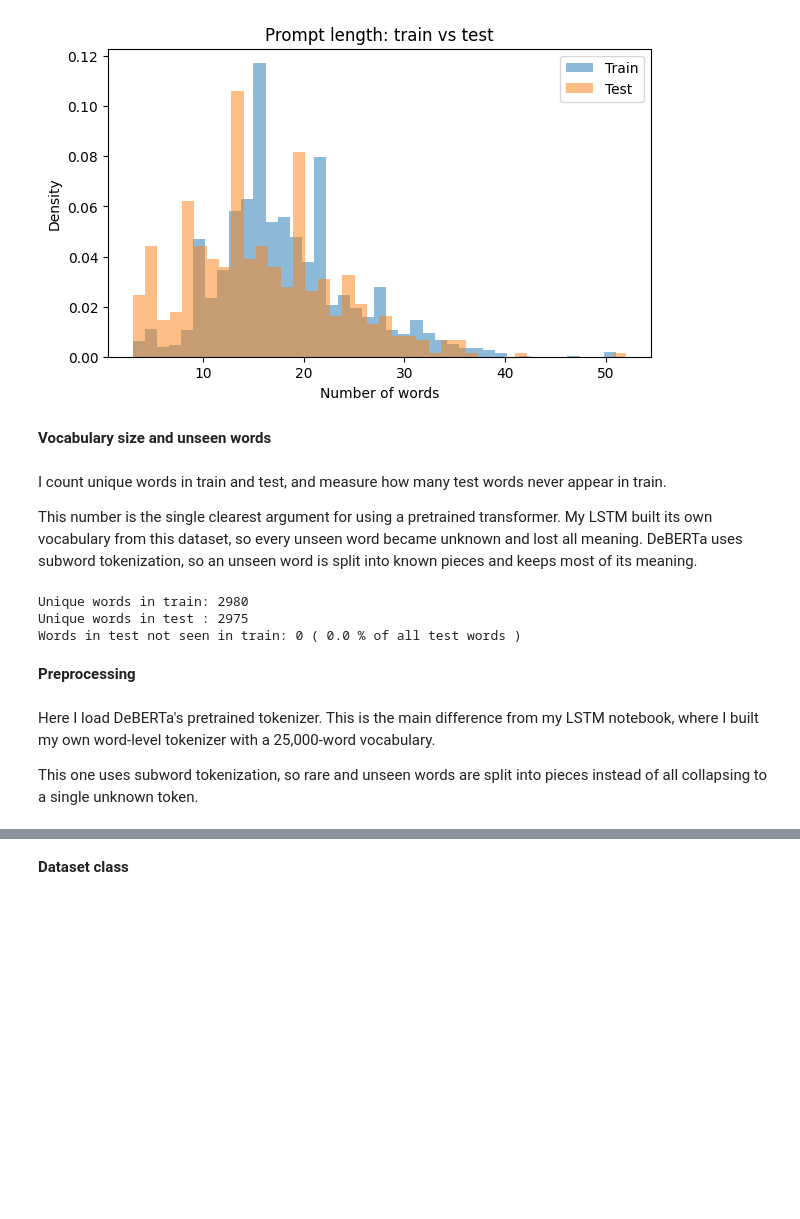
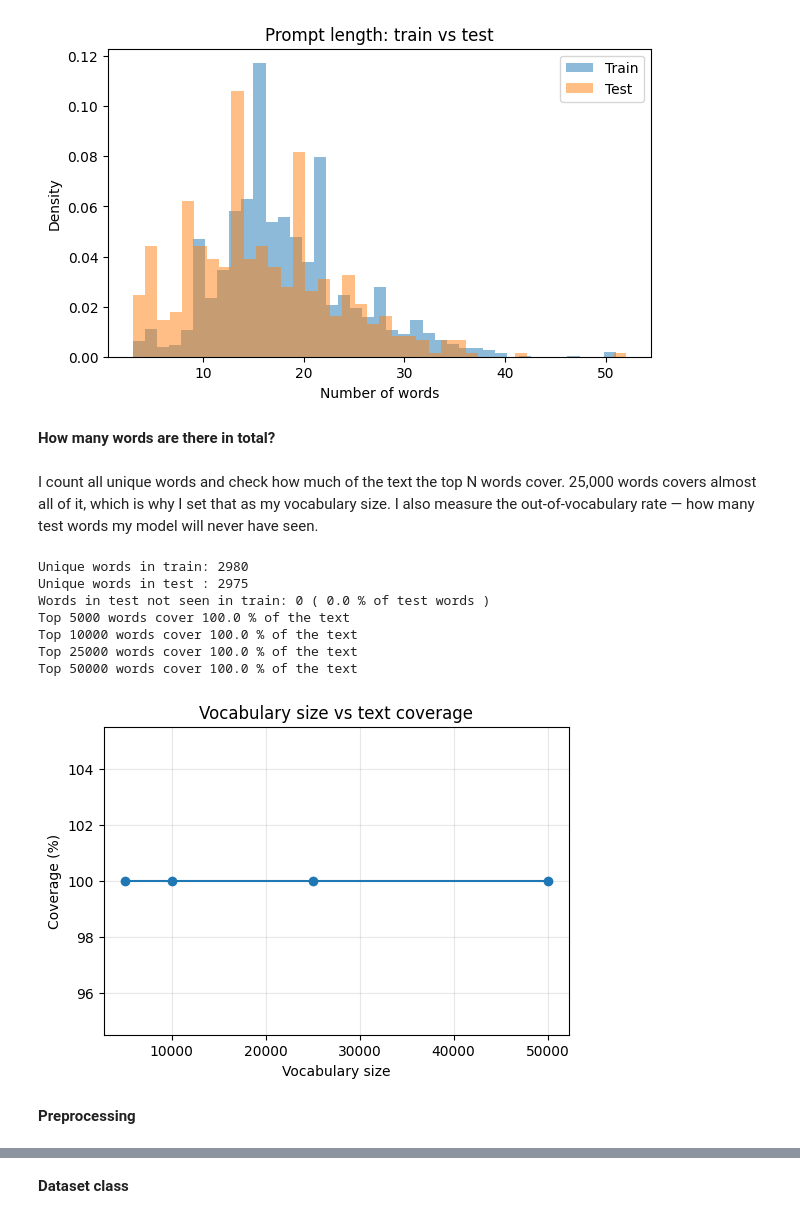
Before and after one commit to 22f1000828/DL-22f1000828-notebook-t22026, a Jupyter notebook: kaggle_notebook.ipynb, the cells around one changed output, grey strips where cells are left out. Saved outputs shown, nothing was run; the diff lists cells and outputs as text; code cells hidden in the pictures; blank space fills up the shorter version.

Commit message:
Kaggle Notebook | DL-22f1000828-notebook-t22026 | Version 66

```diff
--- a/kaggle_notebook.ipynb
+++ b/kaggle_notebook.ipynb
@@ -388,45 +378,57 @@ plt.legend()
 plt.show()
 # %% [output]
 [figure]
-# %% [markdown]
-**Vocabulary size and unseen words**
-# %% [markdown]
-I count unique words in train and test, and measure how many test words never appear in train.
-
-This number is the single clearest argument for using a pretrained transformer. My LSTM built
-its own vocabulary from this dataset, so every unseen word became unknown and lost all meaning.
-DeBERTa uses subword tokenization, so an unseen word is split into known pieces and keeps
-most of its meaning.
+# %% [markdown]
+**How many words are there in total?**
+# %% [markdown]
+I count all unique words and check how much of the text the top N words cover. 25,000
+words covers almost all of it, which is why I set that as my vocabulary size. I also measure
+the out-of-vocabulary rate — how many test words my model will never have seen.
 # %%
-from collections import Counter
-
 def count_words(df):
     c = Counter()
     for col in ['prompt'] + option_cols:
         for text in df[col]:
             c.update(re.findall(r'\w+', str(text).lower()))
     return c
 
 train_words = count_words(train)
-test_words  = count_words(test)
+test_words = count_words(test)
 
 print("Unique words in train:", len(train_words))
 print("Unique words in test :", len(test_words))
 
-new_words   = set(test_words) - set(train_words)
-new_count   = sum(test_words[w] for w in new_words)
+new_words = set(test_words) - set(train_words)
+new_count = sum(test_words[w] for w in new_words)
 total_count = sum(test_words.values())
 print("Words in test not seen in train:", len(new_words),
-      "(", round(new_count / total_count * 100, 2), "% of all test words )")
+      "(", round(new_count / total_count * 100, 2), "% of test words )")
+
+# how much of the text do the top N words cover
+most_common = train_words.most_common()
+total = sum(train_words.values())
+sizes = [5000, 10000, 25000, 50000]
+coverage = []
+for n in sizes:
+    cov = sum(c for w, c in most_common[:n]) / total * 100
+    coverage.append(cov)
+    print("Top", n, "words cover", round(cov, 2), "% of the text")
+
+plt.figure(figsize=(6, 4))
+plt.plot(sizes, coverage, marker='o')
+plt.title("Vocabulary size vs text coverage")
+plt.xlabel("Vocabulary size")
+plt.ylabel("Coverage (%)")
+plt.grid(True, alpha=0.3)
+plt.show()
 # %% [output]
 Unique words in train: 2980
 Unique words in test : 2975
-Words in test not seen in train: 0 ( 0.0 % of all test words )
+Words in test not seen in train: 0 ( 0.0 % of test words )
+Top 5000 words cover 100.0 % of the text
+Top 10000 words cover 100.0 % of the text
+Top 25000 words cover 100.0 % of the text
+Top 50000 words cover 100.0 % of the text
+[figure, added]
 # %% [markdown]
 **Preprocessing**
-# %% [markdown]
-Here I load DeBERTa's pretrained tokenizer. This is the main difference from my LSTM
-notebook, where I built my own word-level tokenizer with a 25,000-word vocabulary.
-
-This one uses subword tokenization, so rare and unseen words are split into pieces instead of
-all collapsing to a single unknown token.
```
Also changed, not shown: parts of 75 cells of this notebook.
